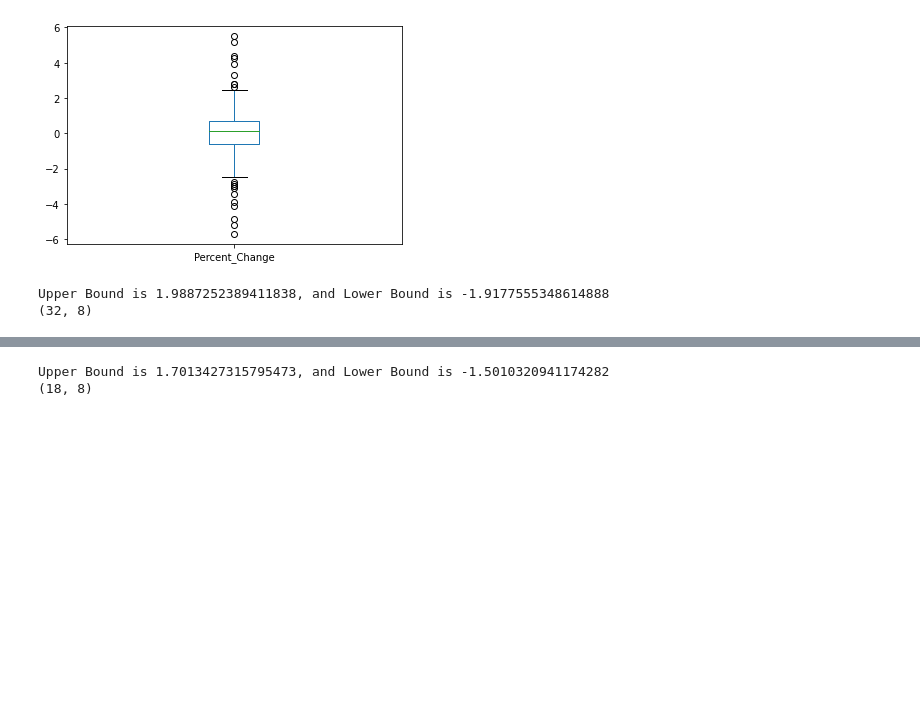
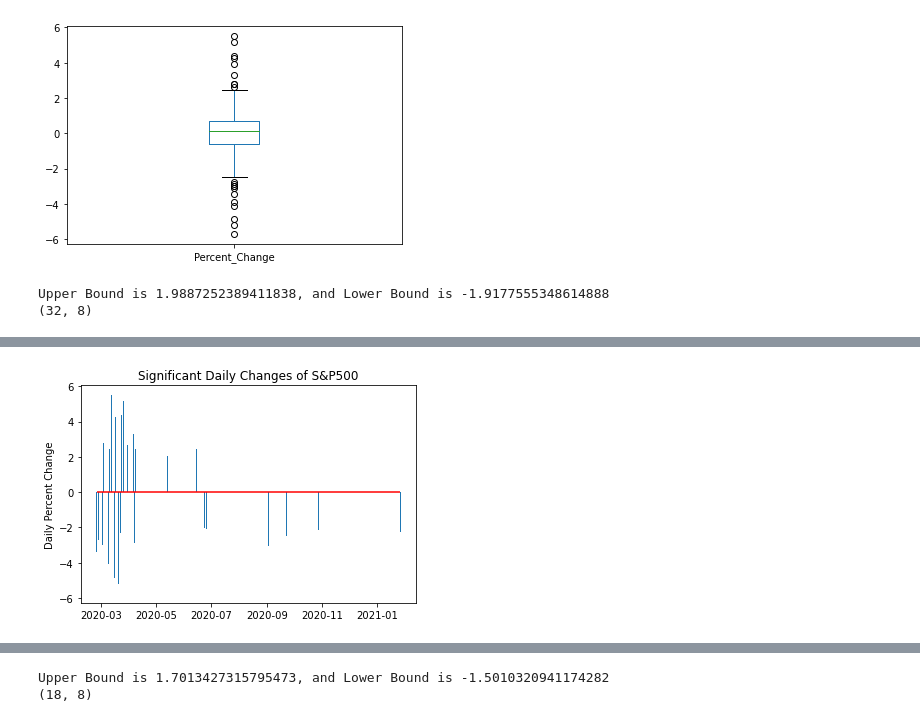
Before and after one commit to Bandelero/Covids-Effect-on-the-Stock-Market, a Jupyter notebook: wordcloud/wordcloud.ipynb, the cells around one changed output, grey strips where cells are left out. Saved outputs shown, nothing was run; the diff lists cells and outputs as text; code cells hidden in the pictures; blank space fills up the shorter version.

```diff
--- a/wordcloud/wordcloud.ipynb
+++ b/wordcloud/wordcloud.ipynb
@@ -53,3 +60,12 @@ plt.bar(spOUT['Date_dt'],spOUT['Percent_Change'])
+# %%
+plt.bar(spOUT['Date_dt'],spOUT['Percent_Change'])
+plt.title('Significant Daily Changes of S&P500')
+plt.ylabel('Daily Percent Change')
+plt.hlines(y=0,xmin=spOUT['Date_dt'].min(),xmax=spOUT['Date_dt'].max(),color='r')
+plt.savefig('Outliers.png',dpi=600)
+plt.show()
+# %% [output]
+[figure, added]
 # %%
 sp5df=sp500df.loc[sp500df['Date_dt']>'2020-05']
 sp25df=sp500df.loc[sp500df['Date_dt']<'2020-05']
```
Also changed, not shown: parts of 23 cells of this notebook, 9 other files.
